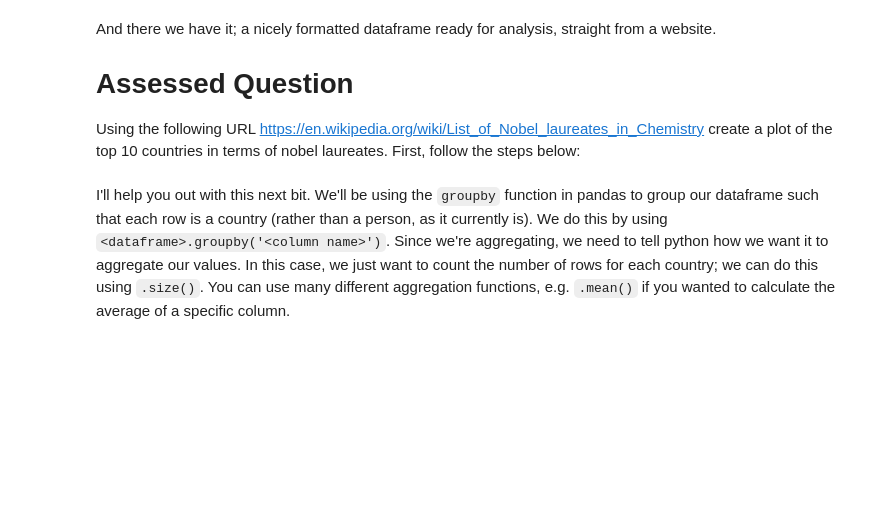
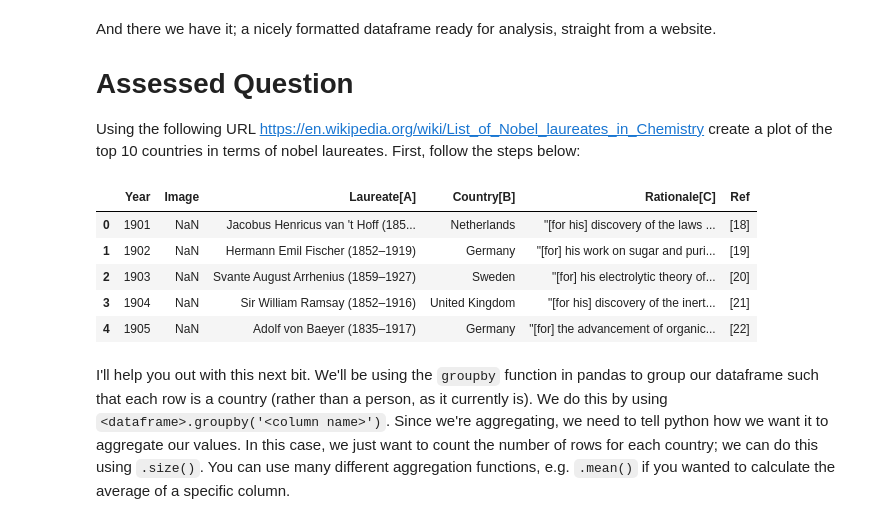
Before and after one commit to Xiaoyue-Zhou/QM2, a Jupyter notebook: notebooks/W02. Pandas.ipynb, the cells around one changed output. Cells and saved outputs as stored; diff of their text form; code cells hidden in the pictures; blank space fills up the shorter version.

```diff
--- a/notebooks/W02. Pandas.ipynb
+++ b/notebooks/W02. Pandas.ipynb
@@ -474,8 +498,19 @@ And there we have it; a nicely formatted dataframe ready for analysis, straight
 Using the following URL https://en.wikipedia.org/wiki/List_of_Nobel_laureates_in_Chemistry create a plot of the top 10 countries in terms of nobel laureates. First, follow the steps below:
 # %%
 # scrape the table of Nobel Laureates in Chemistry using read_html. remember, this gives us a LIST of dataframes! lets call this list chem_tables
+url = 'https://en.wikipedia.org/wiki/List_of_Nobel_laureates_in_Chemistry'
+chem_tabels = pandas.read_html(url)
 
 # select the first dataframe from this list and call it chem
+chem = chem_tabels[0]
+chem.head()
+# %% [output]
+|  | Year | Image | Laureate[A] | Country[B] | Rationale[C] | Ref |
+| 0 | 1901 | NaN | Jacobus Henricus van 't Hoff (185... | Netherlands | "[for his] discovery of the laws ... | [18] |
+| 1 | 1902 | NaN | Hermann Emil Fischer (1852–1919) | Germany | "[for] his work on sugar and puri... | [19] |
+| 2 | 1903 | NaN | Svante August Arrhenius (1859–1927) | Sweden | "[for] his electrolytic theory of... | [20] |
+| 3 | 1904 | NaN | Sir William Ramsay (1852–1916) | United Kingdom | "[for his] discovery of the inert... | [21] |
+| 4 | 1905 | NaN | Adolf von Baeyer (1835–1917) | Germany | "[for] the advancement of organic... | [22] |
 # %% [markdown]
 I'll help you out with this next bit. We'll be using the `groupby` function in pandas to group our dataframe such that each row is a country (rather than a person, as it currently is). We do this by using `<dataframe>.groupby('<column name>')`. Since we're aggregating, we need to tell python how we want it to aggregate our values. In this case, we just want to count the number of rows for each country; we can do this using `.size()`. You can use many different aggregation functions, e.g. `.mean()` if you wanted to calculate the average of a specific column.
 # %%
```
Also changed, not shown: parts of 5 cells of this notebook.
